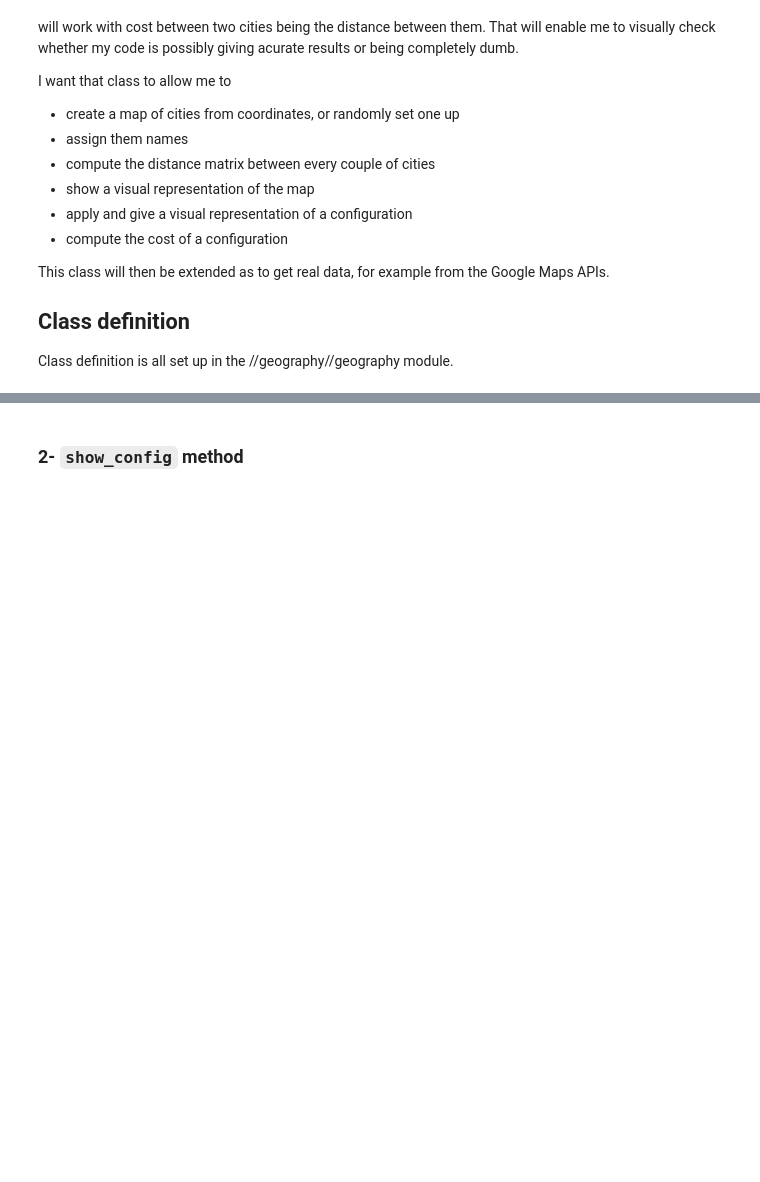
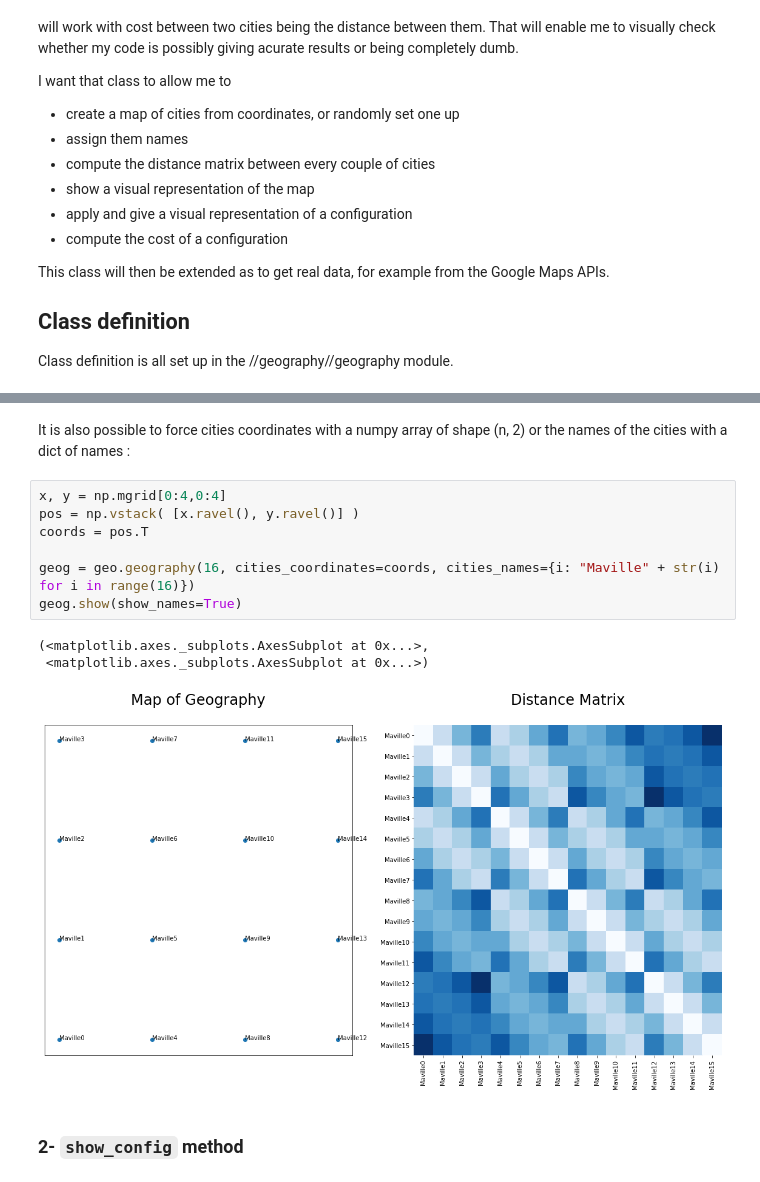
Before and after one commit to UltraDiuve/City_Pooling, a Jupyter notebook: City Pooling.ipynb, the cells around one changed output, grey strips where cells are left out. Drawn from its saved outputs; the diff is of its cells as text; blank space fills up the shorter version.

Commit message:
minor changes to geography constructor and notebook

```diff
--- a/City Pooling.ipynb
+++ b/City Pooling.ipynb
@@ -98,3 +99,17 @@ geog.show(show_names=True, annot=True)
+# %% [markdown]
+It is also possible to force cities coordinates with a numpy array of shape (n, 2) or the names of the cities with
+a dict of names :
+# %%
+x, y = np.mgrid[0:4,0:4]
+pos = np.vstack( [x.ravel(), y.ravel()] )
+coords = pos.T
+
+geog = geo.geography(16, cities_coordinates=coords, cities_names={i: "Maville" + str(i) for i in range(16)})
+geog.show(show_names=True)
+# %% [output]
+(<matplotlib.axes._subplots.AxesSubplot at 0x...>,
+ <matplotlib.axes._subplots.AxesSubplot at 0x...>)
+[figure, added]
 # %% [markdown]
 ### 2- `show_config` method
 # %%
```
Also changed, not shown: parts of 3 cells of this notebook, 1 other file.
